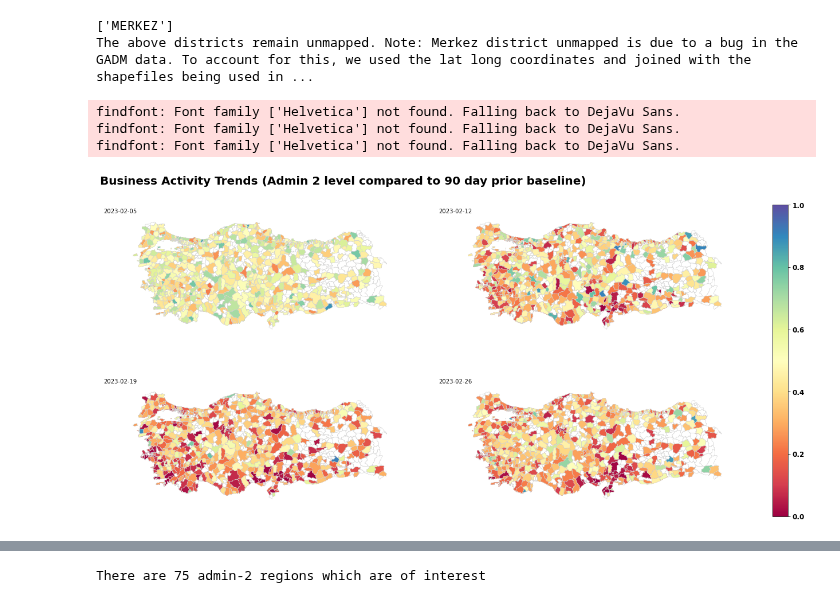
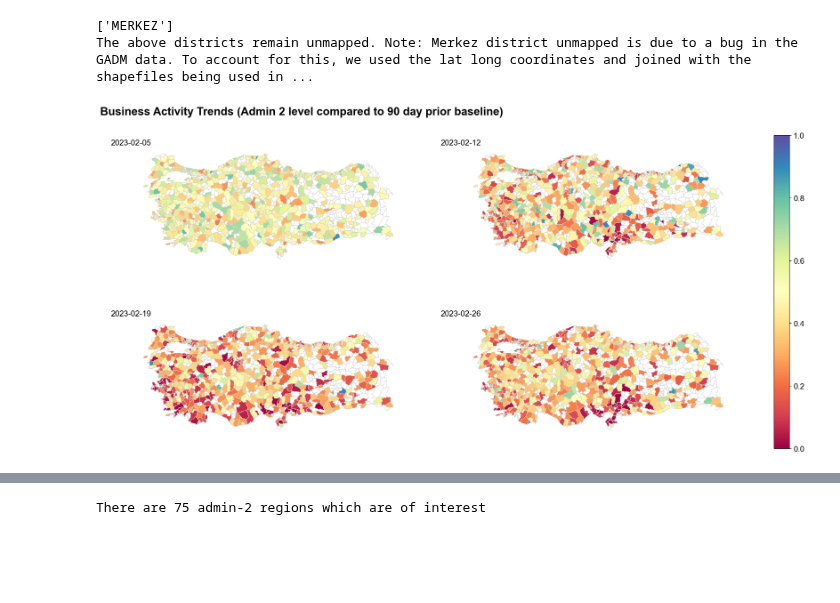
Before and after one commit to datapartnership/turkiye-earthquake-impact, a Jupyter notebook: notebooks/business-activity-trends/01-business-activity-trends.ipynb, the cells around one changed output, grey strips where cells are left out. Drawn from its saved outputs; the diff is of its cells as text; code cells hidden in the pictures; blank space fills up the shorter version.

Commit message:
business-activity-trends draft 2

```diff
--- a/notebooks/business-activity-trends/01-business-activity-trends.ipynb
+++ b/notebooks/business-activity-trends/01-business-activity-trends.ipynb
@@ -9,7 +9,13 @@ import geopandas as gpd
 import glob
 from datetime import datetime
 from bokeh.layouts import Row, column, gridplot
-from bokeh.models import Title, Legend, TapTool, Range1d
+from bokeh.models import Title, Legend, TapTool, Range1d, Tabs, TabPanel
 import matplotlib as mpl
 output_notebook()
+from bokeh.core.validation import silence
+from bokeh.core.validation.warnings import MISSING_RENDERERS, EMPTY_LAYOUT
+
+# Set fonts for matplotlib
+plt.rcParams['font.family'] = 'Arial'
+plt.rcParams['font.size'] = 14
 # %% [output]
@@ -18,4 +23,0 @@ Loading BokehJS ...
-# %%
-mpl.rcParams['font.family'] = 'Helvetica'
-mpl.rcParams['font.weight'] = 'bold'
-mpl.rcParams['font.size'] = 12
@@ -181,40 +208,42 @@ print('The above districts remain unmapped. Note: Merkez district unmapped is du
 # %% [output]
 ['MERKEZ']
 The above districts remain unmapped. Note: Merkez district unmapped is due to a bug in the GADM data. To account for this, we used the lat long coordinates and joined with the shapefiles being used in ...
+# %%
+gdf = convert_to_gdf(businessActivity2023)
+gdf = turkey_adm2.sjoin(gdf)[[ 'adm2_en', 'adm1_en', 'adm1', 'pcode', 'geometry',
+       'business_vertical', 'activity_quantile', 'ds']]
+gdf = gdf.sort_values(by='ds')
 # %%
 fig, axs = plt.subplots(2,2,figsize = (24,10), sharex=True, sharey=True)
 ax = axs.flatten()
 
 
 dates_of_interest = ['2023-02-05', '2023-02-12', '2023-02-19', '2023-02-26']
 images = []
 
 for i in range(0, len(dates_of_interest)):
     turkey_adm2.boundary.plot(ax=ax[i], edgecolor = '#D3D3D3', linewidth=0.5)
     im=gdf[gdf['ds']==dates_of_interest[i]][['activity_quantile', 'geometry']].plot(column = 'activity_quantile', ax=ax[i], legend = False, cmap = 'Spectral', vmin=0, vmax =1)
     images.append(im.collections[0])
-    ax[i].set_title(f'{dates_of_interest[i]}', fontsize = 10, )
+    ax[i].set_title(f'{dates_of_interest[i]}', fontsize = 14, )
     ax[i].title.set_position([0,0])
 
     ax[i].set_xticks([])
     ax[i].set_yticks([])
     ax[i].spines['top'].set_visible(False)
     ax[i].spines['bottom'].set_visible(False)
     ax[i].spines['right'].set_visible(False)
     ax[i].spines['left'].set_visible(False)
 
 cbar = fig.colorbar(images[1], ax=axs)
 suptitle= fig.suptitle('Business Activity Trends (Admin 2 level compared to 90 day prior baseline)', fontsize = 20, fontweight = 'bold')
 suptitle.set_y(0.95)
-suptitle.set_x(0.35)
+suptitle.set_x(0.3)
 #ax[0].cax = cbar.ax[0]
 
 for im in images:
     im.set_clim(vmin=0, vmax=1)
     im.set_cmap('Spectral')
     im.set_norm(cbar.norm)
 # %% [output]
-findfont: Font family ['Helvetica'] not found. Falling back to DejaVu Sans.
-findfont: Font family ['Helvetica'] not found. Falling back to DejaVu Sans.
-findfont: Font family ['Helvetica'] not found. Falling back to DejaVu Sans.
-[figure, old version]
+[figure, new version]
```
Also changed, not shown: parts of 31 cells of this notebook, 1 other file.
